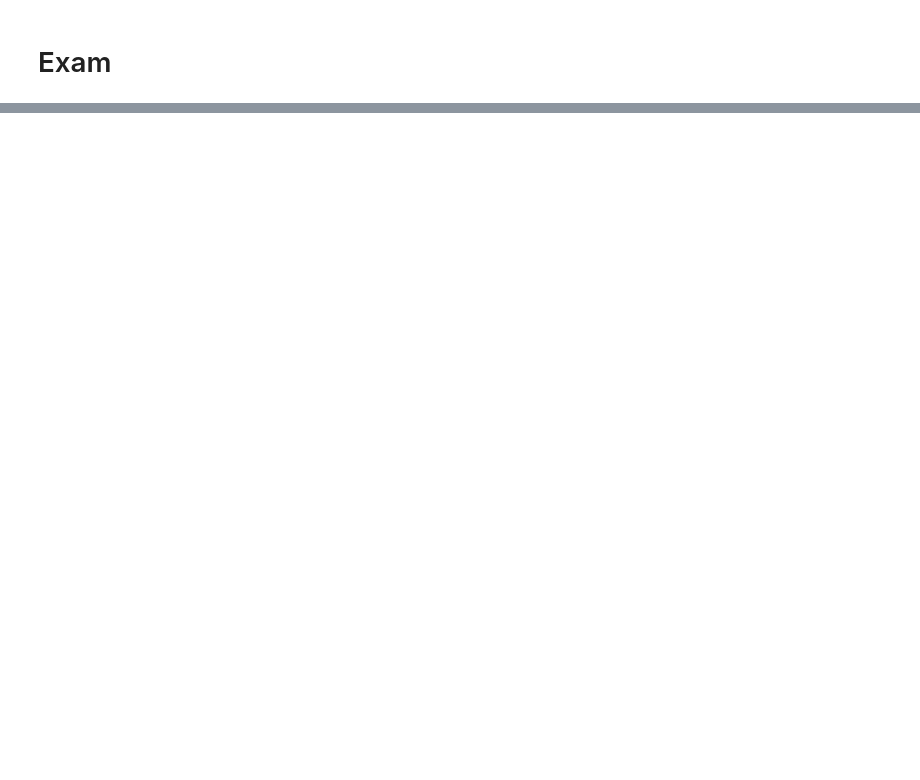
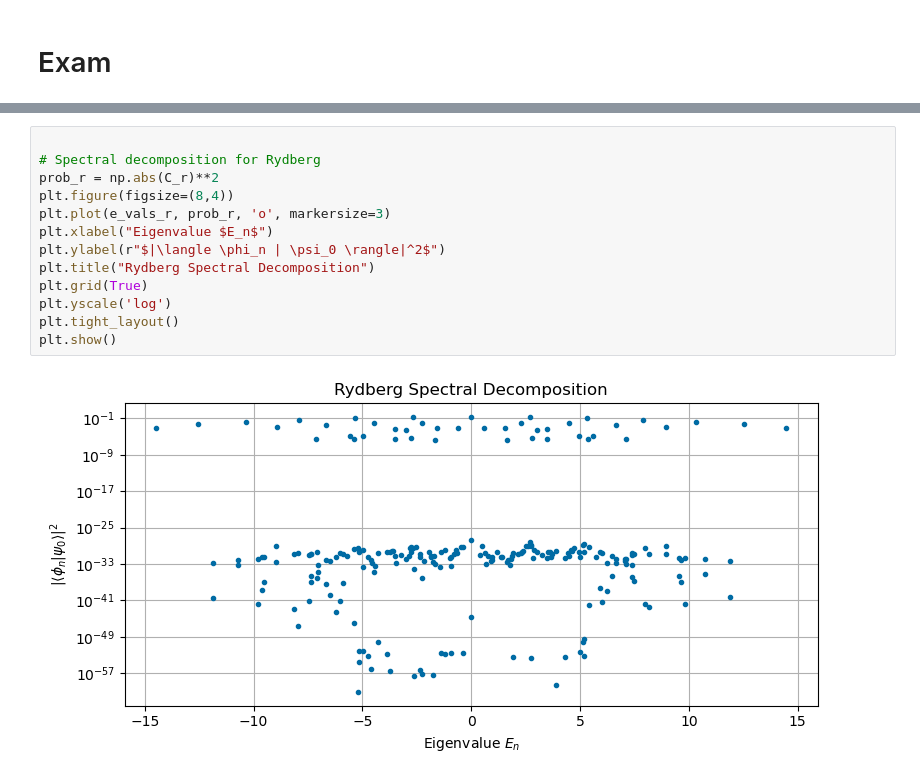
Before and after one commit to EmanueleCoradin/u1-lattice-gauge-rydberg-sim, a Jupyter notebook: main.ipynb, the cells around one changed output, grey strips where cells are left out. Cells and saved outputs as stored; diff of their text form; blank space fills up the shorter version.

```diff
--- a/main.ipynb
+++ b/main.ipynb
@@ -422,0 +109,15 @@ Max |Gauss-law violation| over time: 0.9999999999999989
+# %%
+
+# Spectral decomposition for Rydberg
+prob_r = np.abs(C_r)**2
+plt.figure(figsize=(8,4))
+plt.plot(e_vals_r, prob_r, 'o', markersize=3)
+plt.xlabel("Eigenvalue $E_n$")
+plt.ylabel(r"$|\langle \phi_n | \psi_0 \rangle|^2$")
+plt.title("Rydberg Spectral Decomposition")
+plt.grid(True)
+plt.yscale('log')
+plt.tight_layout()
+plt.show()
+# %% [output]
+[figure, added]
```
Also changed, not shown: parts of 40 cells of this notebook, 10 other files.
